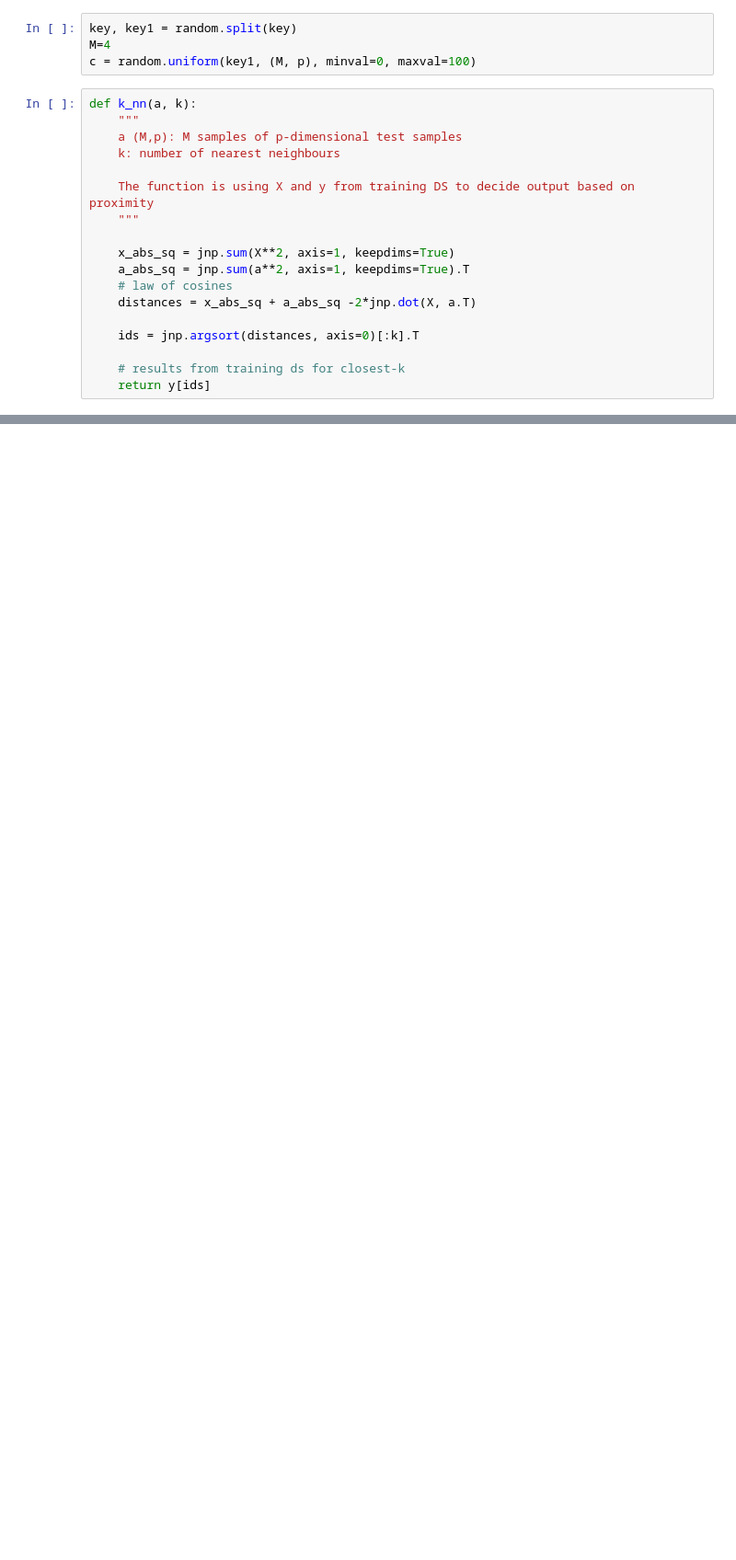
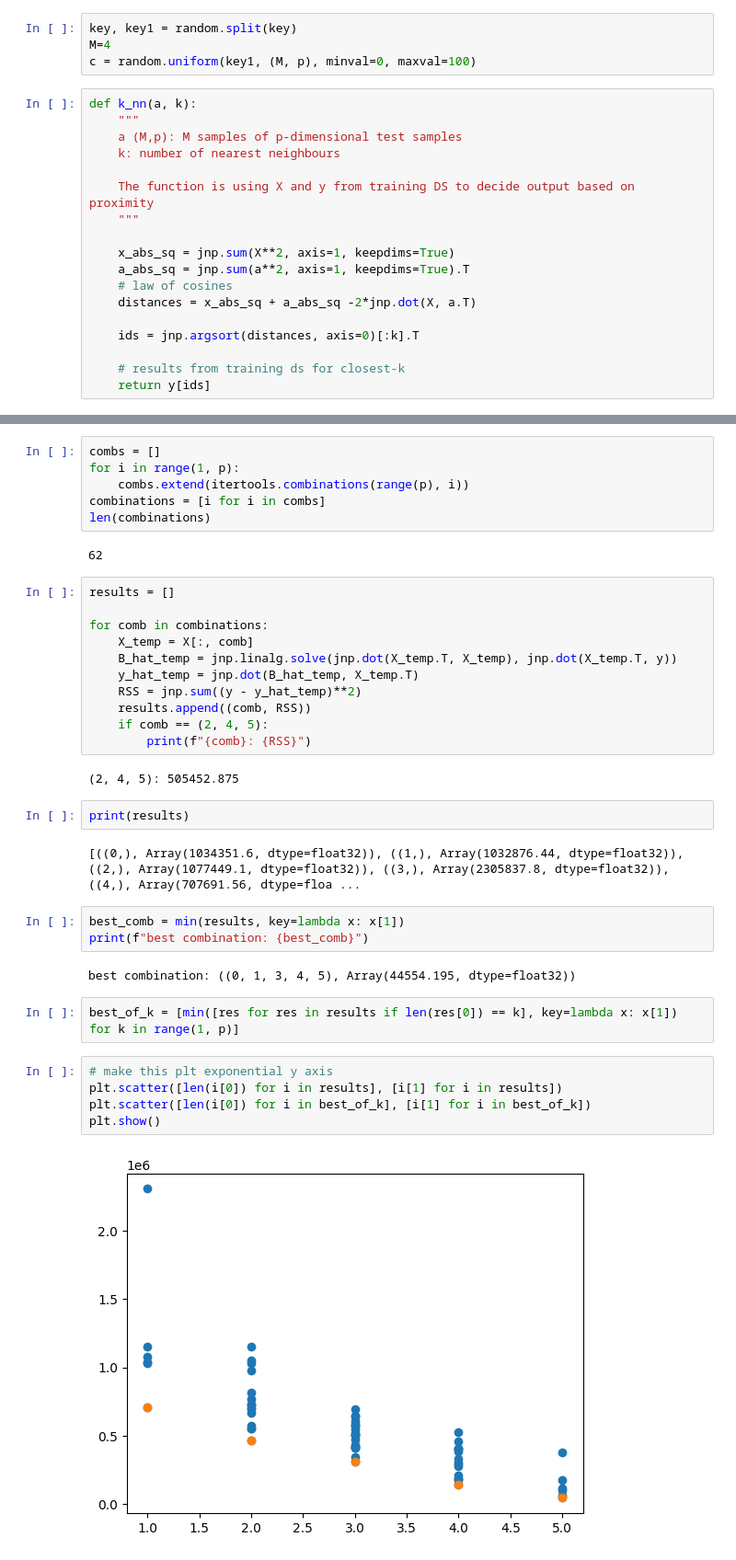
Before and after one commit to zostaw/learning-simple-regression, a Jupyter notebook: simple_regression.ipynb, the cells around one changed output, grey strips where cells are left out. Shown: that part at 92% size. Saved outputs shown, nothing was run; the diff lists cells and outputs as text; blank space fills up the shorter version.

```diff
--- a/simple_regression.ipynb
+++ b/simple_regression.ipynb
@@ -241,0 +246,39 @@ Array([[ 40.70356  ,  46.037376 ,  74.24813  ,  69.792076 ,   1.6687744],
+# %%
+combs = []
+for i in range(1, p):
+    combs.extend(itertools.combinations(range(p), i))
+combinations = [i for i in combs]
+len(combinations)
+# %% [output]
+62
+# %%
+results = []
+
+for comb in combinations:
+    X_temp = X[:, comb]
+    B_hat_temp = jnp.linalg.solve(jnp.dot(X_temp.T, X_temp), jnp.dot(X_temp.T, y))
+    y_hat_temp = jnp.dot(B_hat_temp, X_temp.T)
+    RSS = jnp.sum((y - y_hat_temp)**2)
+    results.append((comb, RSS))
+    if comb == (2, 4, 5):
+        print(f"{comb}: {RSS}")
+# %% [output]
+(2, 4, 5): 505452.875
+# %%
+print(results)
+# %% [output]
+[((0,), Array(1034351.6, dtype=float32)), ((1,), Array(1032876.44, dtype=float32)), ((2,), Array(1077449.1, dtype=float32)), ((3,), Array(2305837.8, dtype=float32)), ((4,), Array(707691.56, dtype=floa ...
+# %%
+best_comb = min(results, key=lambda x: x[1])
+print(f"best combination: {best_comb}")
+# %% [output]
+best combination: ((0, 1, 3, 4, 5), Array(44554.195, dtype=float32))
+# %%
+best_of_k = [min([res for res in results if len(res[0]) == k], key=lambda x: x[1]) for k in range(1, p)]
+# %%
+# make this plt exponential y axis
+plt.scatter([len(i[0]) for i in results], [i[1] for i in results])
+plt.scatter([len(i[0]) for i in best_of_k], [i[1] for i in best_of_k])
+plt.show()
+# %% [output]
+[figure, added]
```
Also changed, not shown: parts of 14 cells of this notebook.
